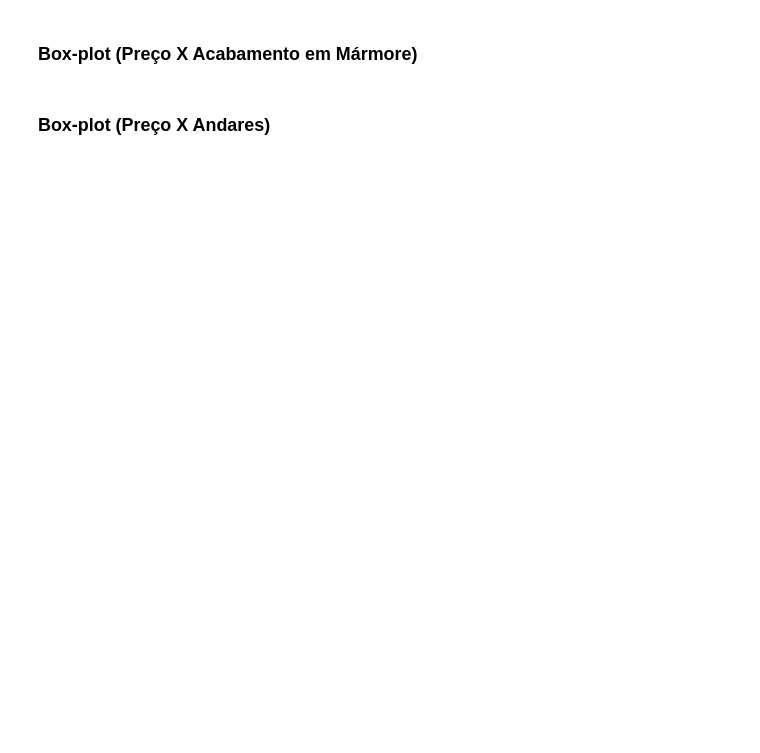
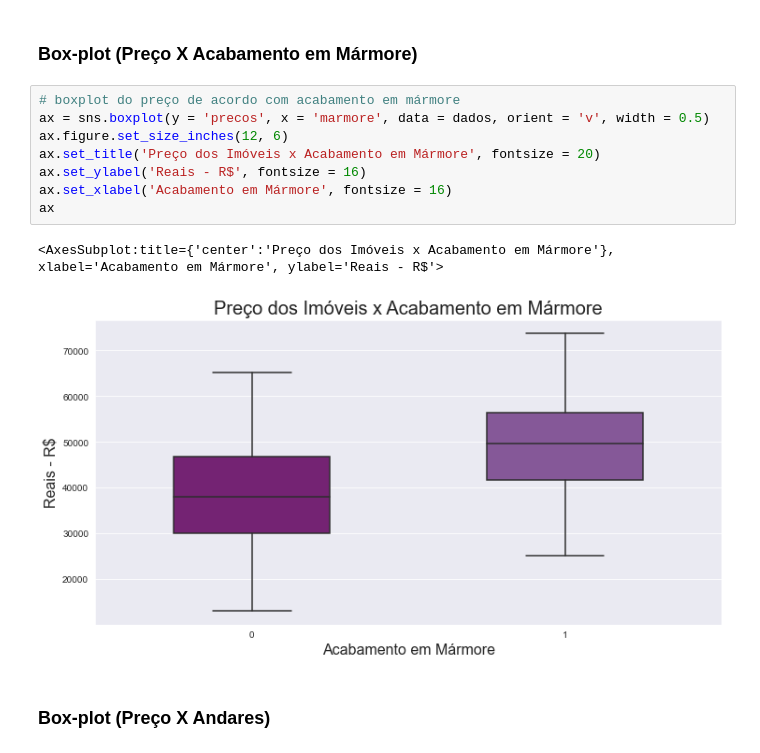
Before and after one commit to jordanfalcao/data-analytics, a Jupyter notebook: Regressão Linear - Relações e Prevendo Resultados/Regressao Linear - Exercicio.ipynb, the cells around one changed output. Cells and saved outputs as stored; diff of their text form; blank space fills up the shorter version.

```diff
--- a/Regressão Linear - Relações e Prevendo Resultados/Regressao Linear - Exercicio.ipynb
+++ b/Regressão Linear - Relações e Prevendo Resultados/Regressao Linear - Exercicio.ipynb
@@ -186,4 +197,15 @@ ax
 # %% [markdown]
 ### Box-plot (Preço X Acabamento em Mármore)
+# %%
+# boxplot do preço de acordo com acabamento em mármore
+ax = sns.boxplot(y = 'precos', x = 'marmore', data = dados, orient = 'v', width = 0.5)
+ax.figure.set_size_inches(12, 6)
+ax.set_title('Preço dos Imóveis x Acabamento em Mármore', fontsize = 20)
+ax.set_ylabel('Reais - R$', fontsize = 16)
+ax.set_xlabel('Acabamento em Mármore', fontsize = 16)
+ax
+# %% [output]
+<AxesSubplot:title={'center':'Preço dos Imóveis x Acabamento em Mármore'}, xlabel='Acabamento em Mármore', ylabel='Reais - R$'>
+[figure, added]
 # %% [markdown]
 ### Box-plot (Preço X Andares)
```
Also changed, not shown: parts of 24 cells of this notebook, 3 other files.
